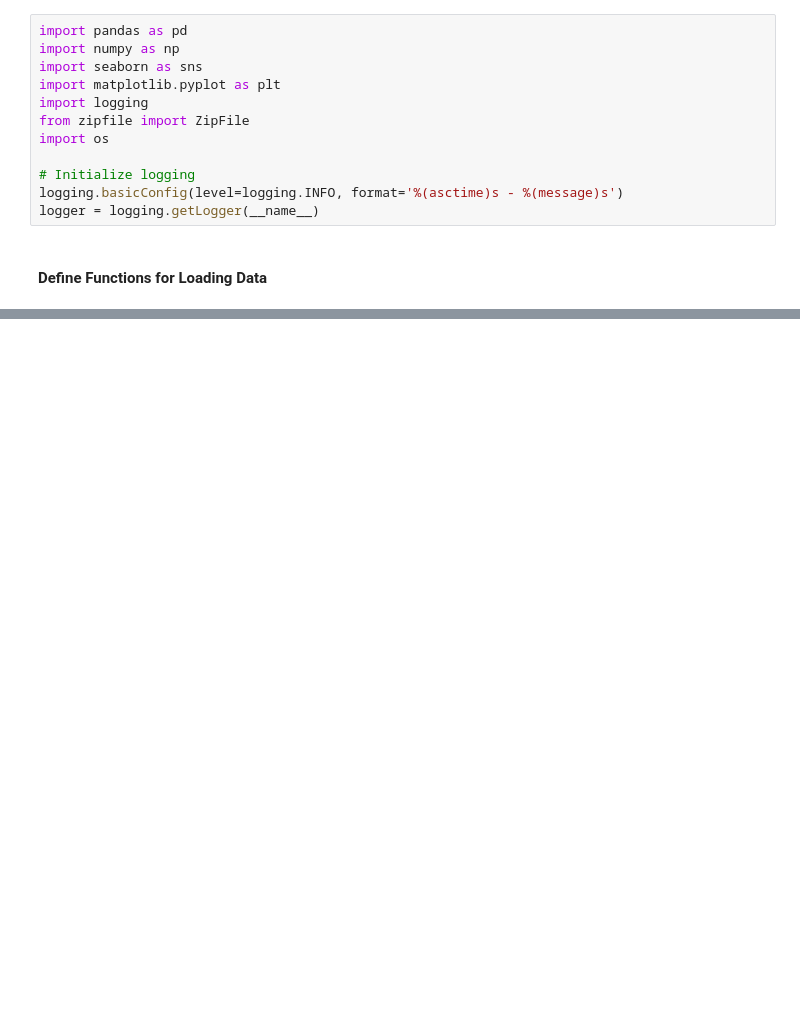
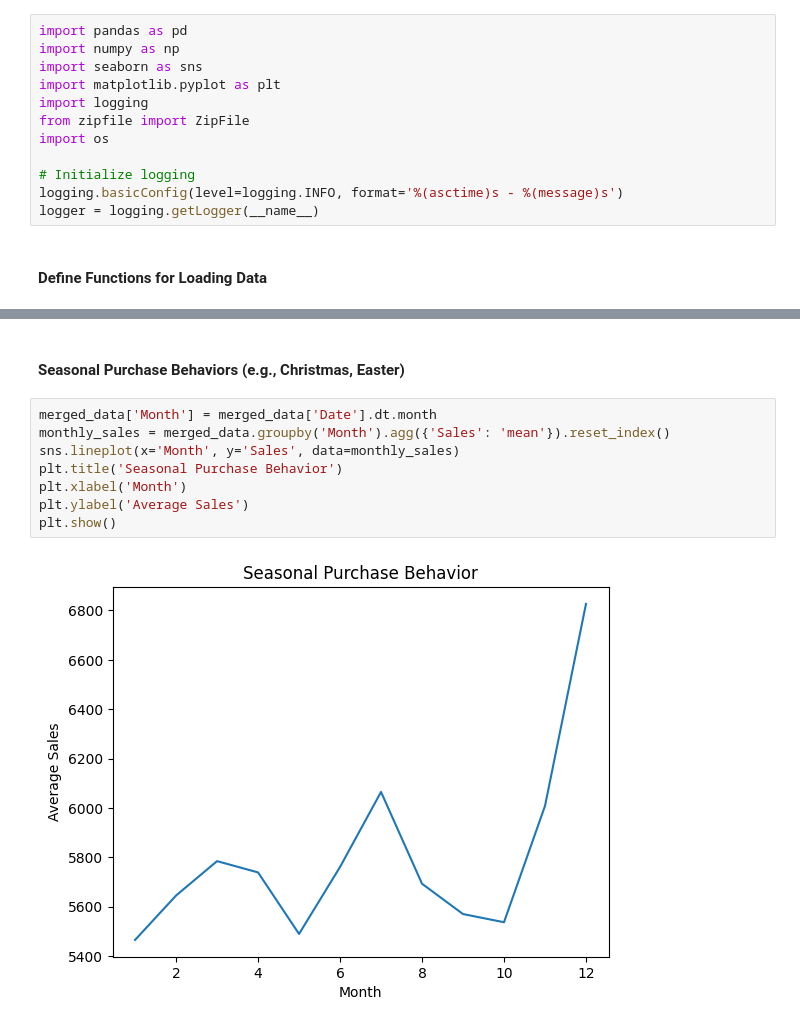
Before and after one commit to abdurhmanongithub/tenx_week_4, a Jupyter notebook: notebooks/task_1.ipynb, the cells around one changed output, grey strips where cells are left out. Cells and saved outputs as stored; diff of their text form; blank space fills up the shorter version.

```diff
--- a/notebooks/task_1.ipynb
+++ b/notebooks/task_1.ipynb
@@ -110,0 +156,12 @@ plot_sales_distribution(train_data)
+# %% [markdown]
+#### Seasonal Purchase Behaviors (e.g., Christmas, Easter)
+# %%
+merged_data['Month'] = merged_data['Date'].dt.month
+monthly_sales = merged_data.groupby('Month').agg({'Sales': 'mean'}).reset_index()
+sns.lineplot(x='Month', y='Sales', data=monthly_sales)
+plt.title('Seasonal Purchase Behavior')
+plt.xlabel('Month')
+plt.ylabel('Average Sales')
+plt.show()
+# %% [output]
+[figure, added]
```
Also changed, not shown: parts of 44 cells of this notebook, 1 other file.
